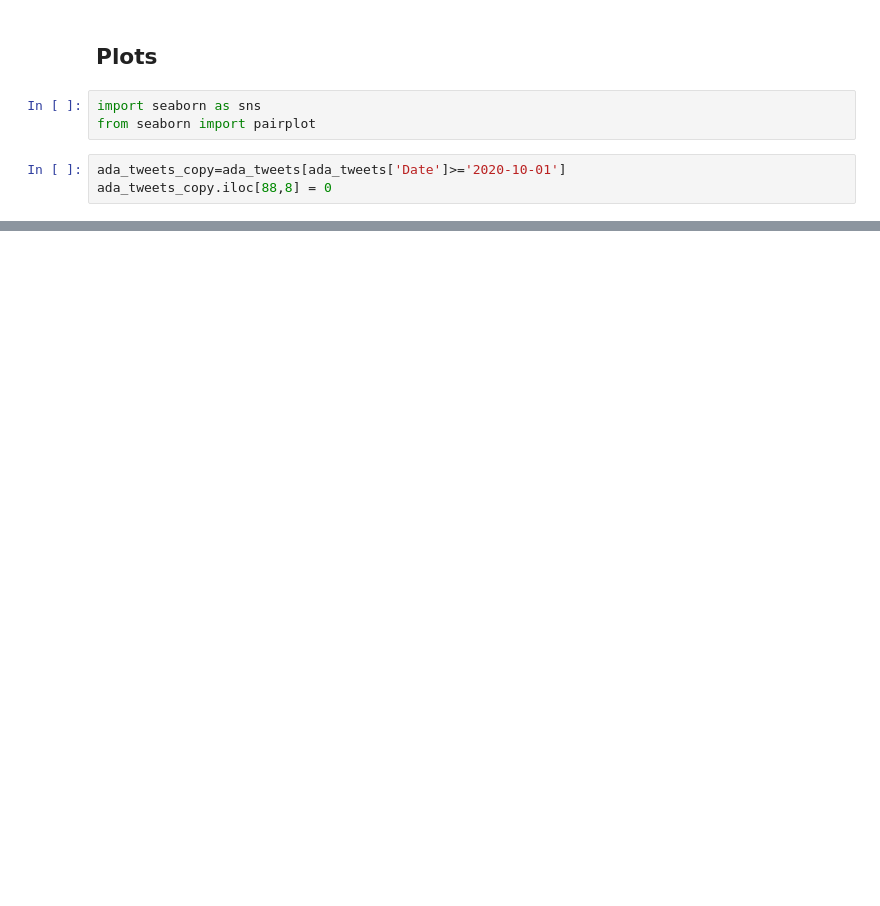
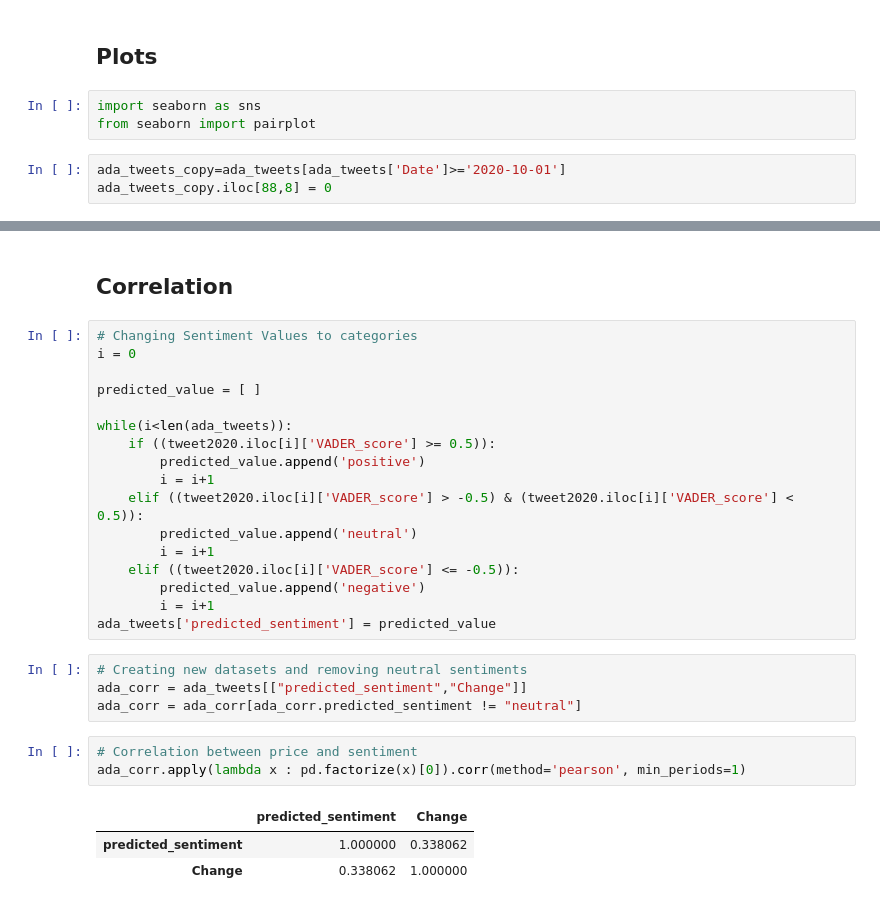
Before and after one commit to julesz12345/Cryptocurrency-Prediction, a Jupyter notebook: Code.ipynb, the cells around one changed output, grey strips where cells are left out. Cells and saved outputs as stored; diff of their text form; blank space fills up the shorter version.

```diff
--- a/Code.ipynb
+++ b/Code.ipynb
@@ -378,3 +376,33 @@ fig.show()
 # %% [output]
 [interactive output not drawn]
 [interactive output not drawn]
+# %% [markdown]
+## Correlation
+# %%
+# Changing Sentiment Values to categories
+i = 0
+
+predicted_value = [ ]
+
+while(i<len(ada_tweets)):
+    if ((tweet2020.iloc[i]['VADER_score'] >= 0.5)):
+        predicted_value.append('positive')
+        i = i+1
+    elif ((tweet2020.iloc[i]['VADER_score'] > -0.5) & (tweet2020.iloc[i]['VADER_score'] < 0.5)):
+        predicted_value.append('neutral')
+        i = i+1
+    elif ((tweet2020.iloc[i]['VADER_score'] <= -0.5)):
+        predicted_value.append('negative')
+        i = i+1
+ada_tweets['predicted_sentiment'] = predicted_value
+# %%
+# Creating new datasets and removing neutral sentiments
+ada_corr = ada_tweets[["predicted_sentiment","Change"]]
+ada_corr = ada_corr[ada_corr.predicted_sentiment != "neutral"]
+# %%
+# Correlation between price and sentiment
+ada_corr.apply(lambda x : pd.factorize(x)[0]).corr(method='pearson', min_periods=1)
+# %% [output]
+|  | predicted_sentiment | Change |
+| predicted_sentiment | 1.000000 | 0.338062 |
+| Change | 0.338062 | 1.000000 |
```
Also changed, not shown: parts of 4 cells of this notebook.
